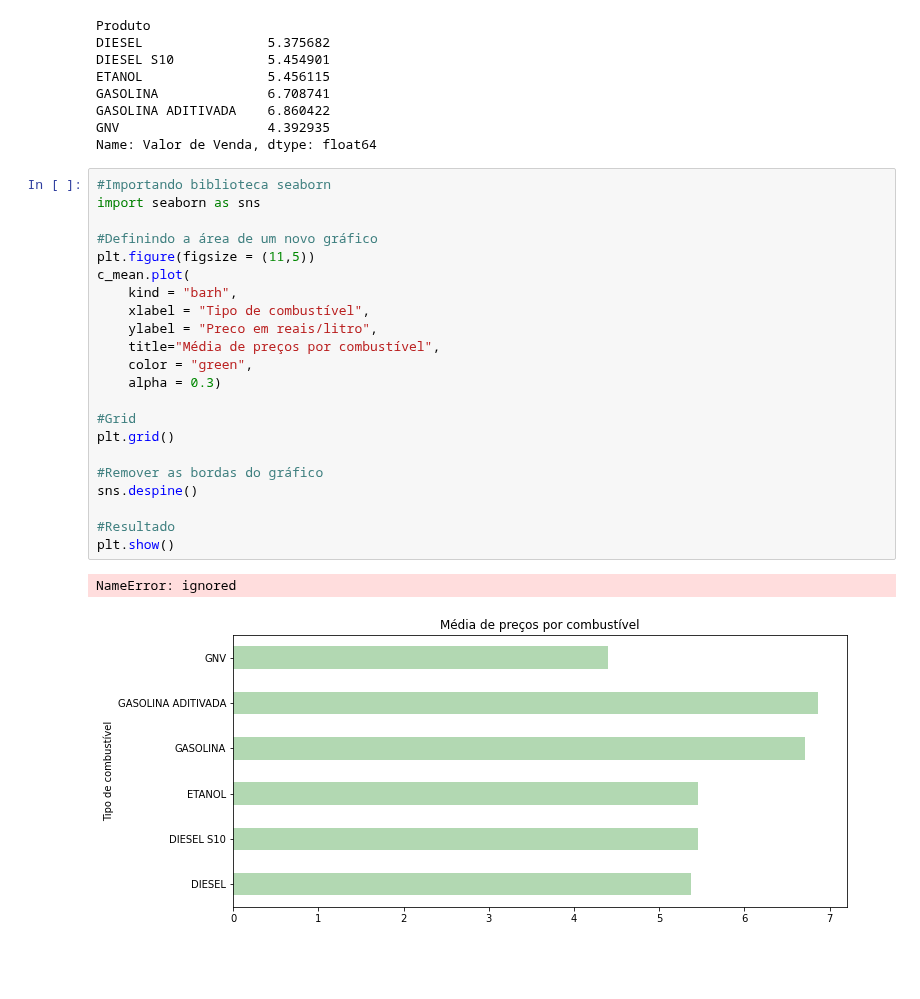
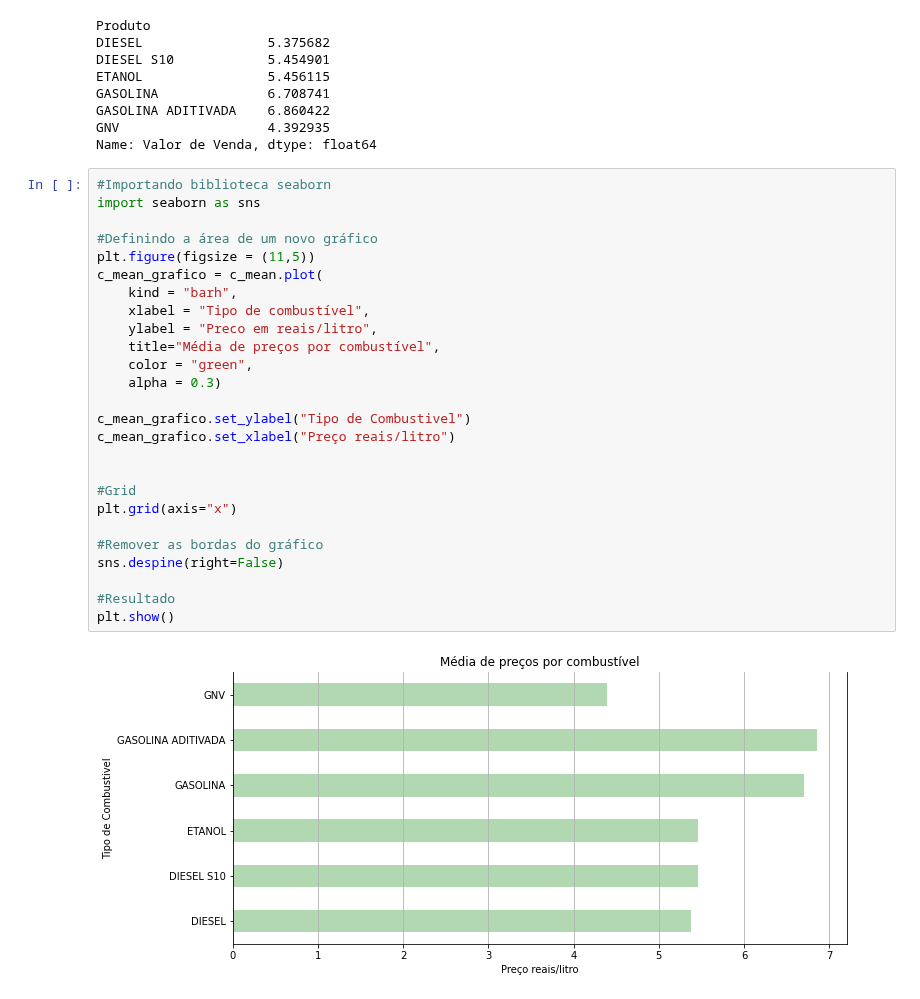
Before and after one commit to VictorGFL/Curso-de-Extensao-python-pandas, a Jupyter notebook: Segundo_exemplo_em_Python_Pandas.ipynb, the cells around one changed output. Cells and saved outputs as stored; diff of their text form; blank space fills up the shorter version.

```diff
--- a/Segundo_exemplo_em_Python_Pandas.ipynb
+++ b/Segundo_exemplo_em_Python_Pandas.ipynb
@@ -263,25 +263,28 @@ Name: Valor de Venda, dtype: float64
 # %%
 #Importando biblioteca seaborn
 import seaborn as sns
 
 #Definindo a área de um novo gráfico
 plt.figure(figsize = (11,5))
-c_mean.plot(
+c_mean_grafico = c_mean.plot(
     kind = "barh",
     xlabel = "Tipo de combustível",
     ylabel = "Preco em reais/litro",
     title="Média de preços por combustível",
     color = "green",
     alpha = 0.3)
 
+c_mean_grafico.set_ylabel("Tipo de Combustivel")
+c_mean_grafico.set_xlabel("Preço reais/litro")
+
+
 #Grid
-plt.grid()
+plt.grid(axis="x")
 
 #Remover as bordas do gráfico
-sns.despine()
+sns.despine(right=False)
 
 #Resultado
 plt.show()
 # %% [output]
-NameError: ignored
-[figure, old version]
+[figure, new version]
```
Also changed, not shown: parts of 3 cells of this notebook.
